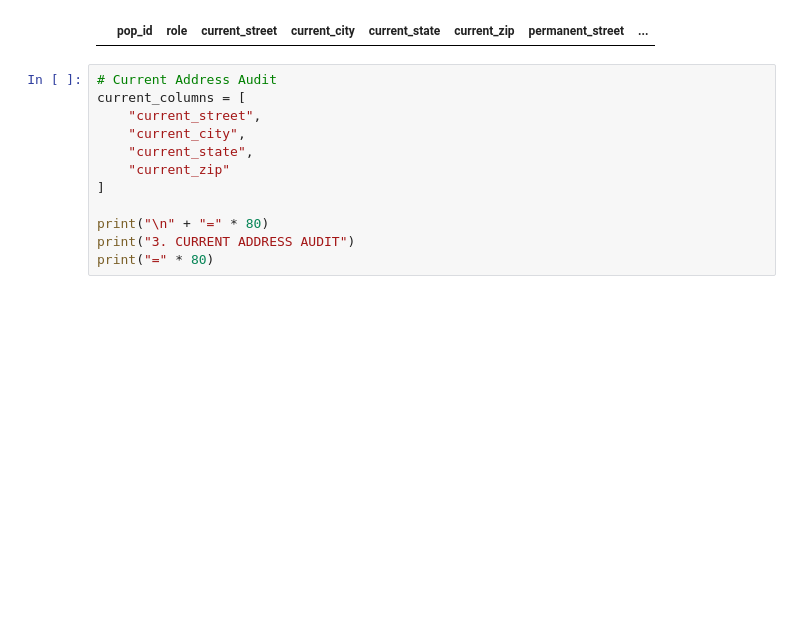
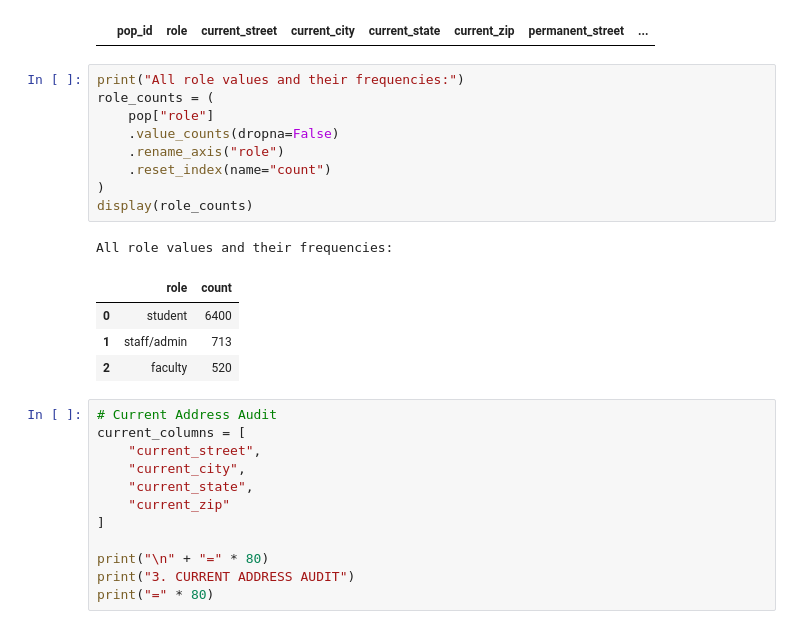
Before and after one commit to GoodLuckDiego/data311_project2, a Jupyter notebook: analysis/cleaning.ipynb, the cells around one changed output. Drawn from its saved outputs; the diff is of its cells as text; blank space fills up the shorter version.

Commit message:
Adding view of role cleaning result

```diff
--- a/analysis/cleaning.ipynb
+++ b/analysis/cleaning.ipynb
@@ -183,6 +183,21 @@ pop = pop_unique
 pop.query("role not in ['student', 'staff/admin', 'faculty']")
 # %% [output]
 |  | pop_id | role | current_street | current_city | current_state | current_zip | permanent_street | ... |
+# %%
+print("All role values and their frequencies:")
+role_counts = (
+    pop["role"]
+    .value_counts(dropna=False)
+    .rename_axis("role")
+    .reset_index(name="count")
+)
+display(role_counts)
+# %% [output]
+All role values and their frequencies:
+|  | role | count |
+| 0 | student | 6400 |
+| 1 | staff/admin | 713 |
+| 2 | faculty | 520 |
 # %%
 # Current Address Audit
 current_columns = [
```
Also changed, not shown: parts of 3 cells of this notebook.
